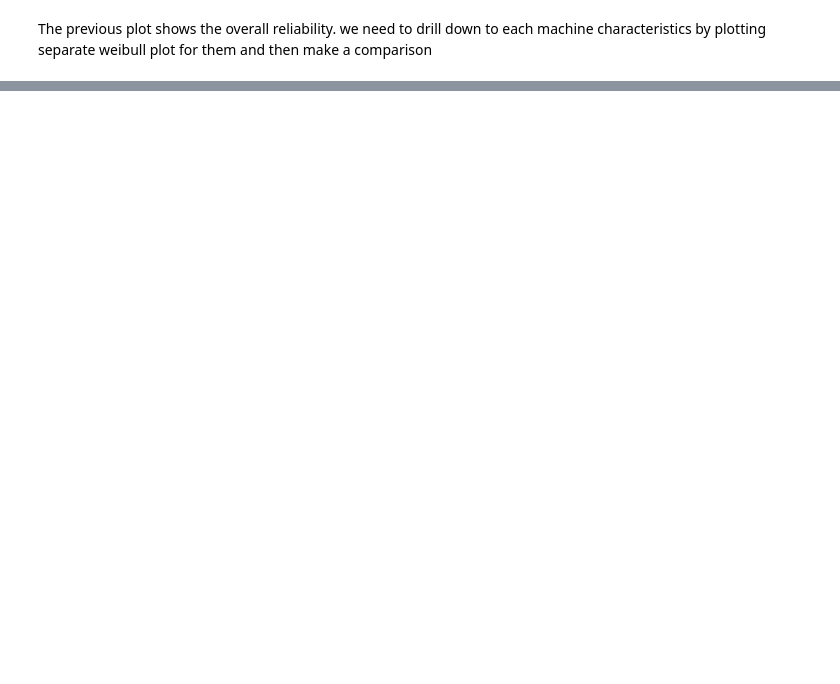
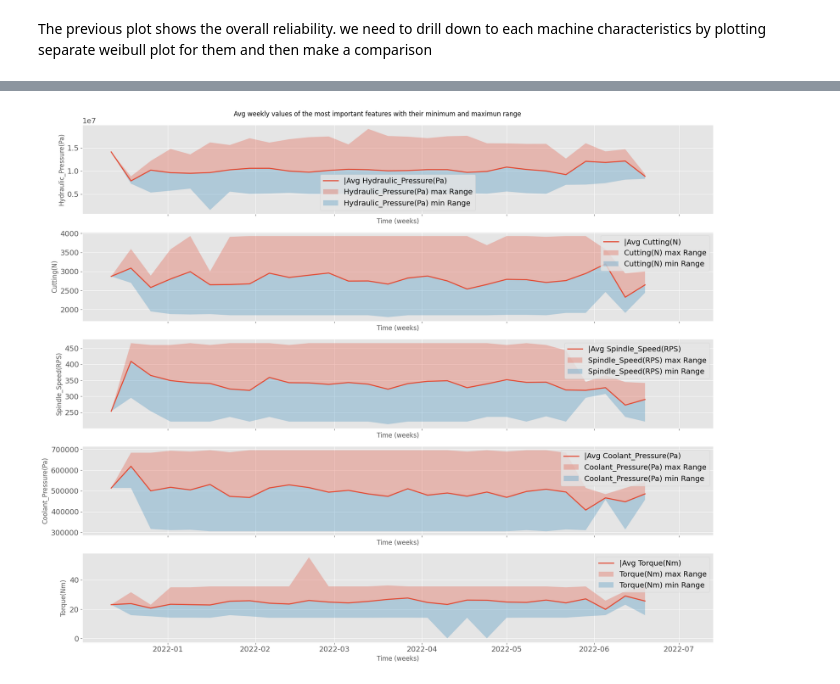
Before and after one commit to SirTee12/Machine-Downtime-Prediction, a Jupyter notebook: notebook/EEDA_Machine_Downtime.ipynb, the cells around one changed output, grey strips where cells are left out. Saved outputs shown, nothing was run; the diff lists cells and outputs as text; code cells hidden in the pictures; blank space fills up the shorter version.

Commit message:
plot the line plot variation with time of key features

```diff
--- a/notebook/EEDA_Machine_Downtime.ipynb
+++ b/notebook/EEDA_Machine_Downtime.ipynb
@@ -60,6 +60,7 @@ Index(['Date', 'Machine_ID', 'Assembly_Line_No', 'Coolant_Temperature',
 machine_ori['Day'] = machine_ori.Date.dt.day_name()
 machine_ori['Month'] = machine_ori.Date.dt.month
 machine_ori['Year'] = machine_ori.Date.dt.year
+machine_ori['Month_Name'] = machine_ori.Date.dt.month_name()
 #machine_ori['Week'] = machine_ori.Date.dt.isocalendar().week.astype('int')
 
 
@@ -399,12 +429,3 @@ The previous plot shows the overall reliability. we need to drill down to each m
 
 + Torque (Nm), Hydraulic Pressure (Pa), Cutting Force (N), Spindle Speed (Rps), Coolant Pressure (Pa)
 + Machine Failure occurrences (target variable)
-# %%
-
-# Set date as index so can do resampling using pandas
-machine_ori.set_index('Date', inplace=True)
-
-machine_numeric = machine_ori.select_dtypes(include=['number'])
-
-# set the monthly avaerage
-machine_monthly = machine_numeric.resample('M').mean()
@@ -410,0 +462,45 @@ machine_monthly = machine_numeric.resample('M').mean()
+# %%
+# Resampling data (weekly mean)
+sample_window = '1W'
+# Select relevant numeric columns
+features = ['Hydraulic_Pressure(Pa)', 'Cutting(N)', 'Spindle_Speed(RPS)',
+            'Coolant_Pressure(Pa)', 'Torque(Nm)']
+machine_ori[features] = machine_ori[features].apply(pd.to_numeric, errors='coerce')
+
+# drop the NAN Values
+machine_ori = machine_ori.dropna(subset=features)
+
+# resampling to weely statistics
+weekly_stats = machine_ori[features].resample(sample_window).agg(['mean',
+                                                                  'max', 'min'])
+
+# create sybplot (one for time series, one for bar chart)
+#num_features = len(features)
+fig, axes = plt.subplots(len(features), 1, figsize=(18, 15),
+                         sharex=True)
+
+# Ensure axes is always iterable
+#if num_features == 1:
+#    axes = [axes]
+
+# plot each feature time series with shaded region
+for i, feature in enumerate(features):
+    ax = axes[i]
+    ax.plot(weekly_stats.index, weekly_stats[(feature, 'mean')],
+            lw = 2, label = f'|Avg {feature}')
+    ax.fill_between(weekly_stats.index, weekly_stats[(feature, 'max')],
+                    weekly_stats[(feature, 'mean')], alpha = 0.3,
+                    label = f'{feature} max Range')
+    ax.fill_between(weekly_stats.index, weekly_stats[(feature, 'min')],
+                    weekly_stats[(feature, 'mean')], alpha = 0.3,
+                    label = f'{feature} min Range')
+
+    # formatting the time series plot
+    ax.set_ylabel(f'{feature}')
+    ax.set_xlabel('Time (weeks)')
+    ax.legend()
+    ax.grid(True)
+    fig.suptitle('Avg weekly values of the most important features with their minimum and maximun range')
+    plt.tight_layout()
+# %% [output]
+[figure, added]
```
Also changed, not shown: parts of 4 cells of this notebook.
